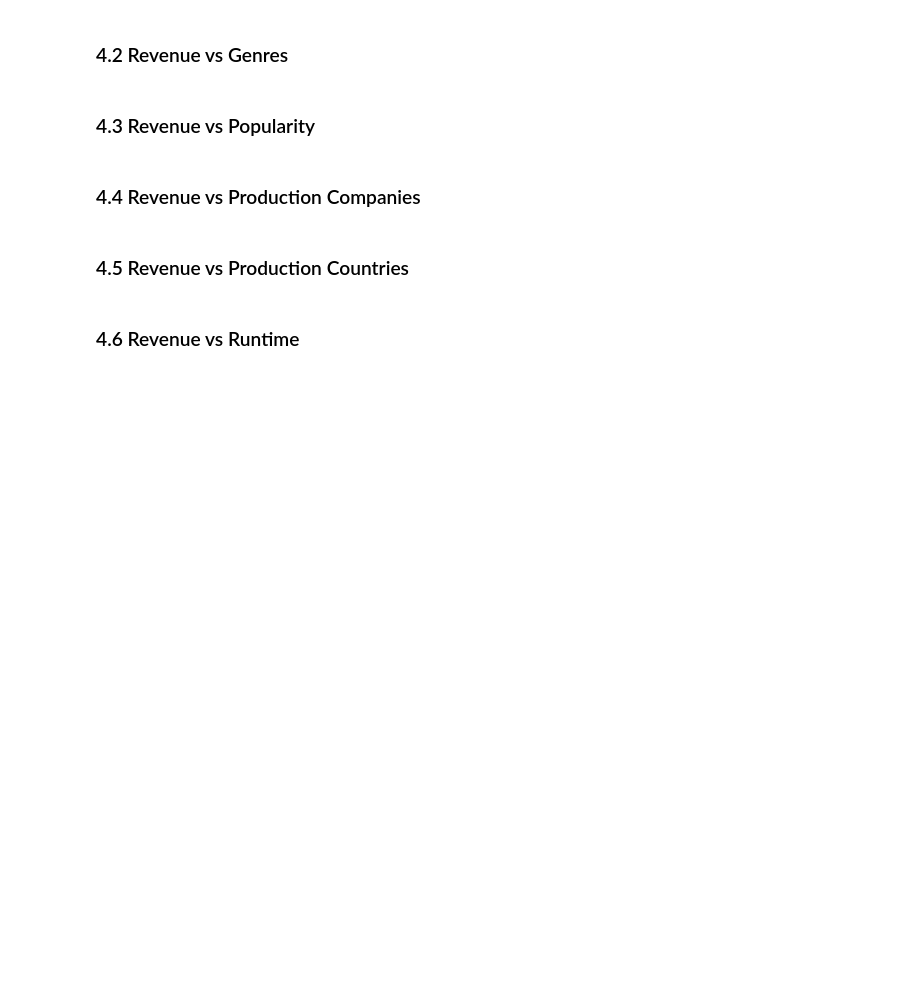
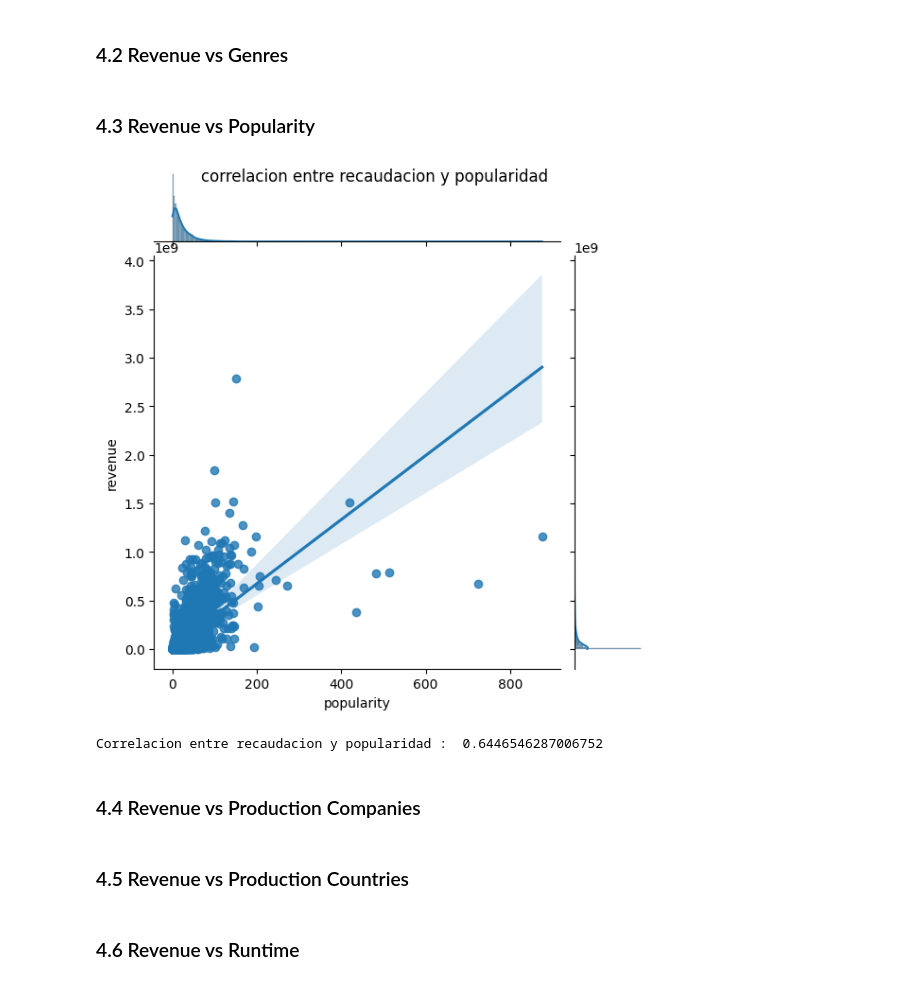
Before and after one commit to AleGallart/SATPython, a Jupyter notebook: Notebook.ipynb, the cells around one changed output. Saved outputs shown, nothing was run; the diff lists cells and outputs as text; code cells hidden in the pictures; blank space fills up the shorter version.

```diff
--- a/Notebook.ipynb
+++ b/Notebook.ipynb
@@ -226,6 +236,16 @@ El plan es ver que variables influyen en el revenue
 ### 4.2 Revenue vs Genres
 # %% [markdown]
 ### 4.3 Revenue vs Popularity
+# %%
+fig1 = sns.jointplot(x = "popularity", y = "revenue", kind = "reg", data = dataClean)
+fig1.fig.suptitle('correlacion entre recaudacion y popularidad');
+plt.show()
+
+correlacion = dataClean.corr()
+print("Correlacion entre recaudacion y popularidad : ",correlacion.loc['revenue','popularity'])
+# %% [output]
+[figure, added]
+Correlacion entre recaudacion y popularidad :  0.6446546287006752
 # %% [markdown]
 ### 4.4 Revenue vs Production Companies
 # %% [markdown]
```
Also changed, not shown: parts of 4 cells of this notebook.
